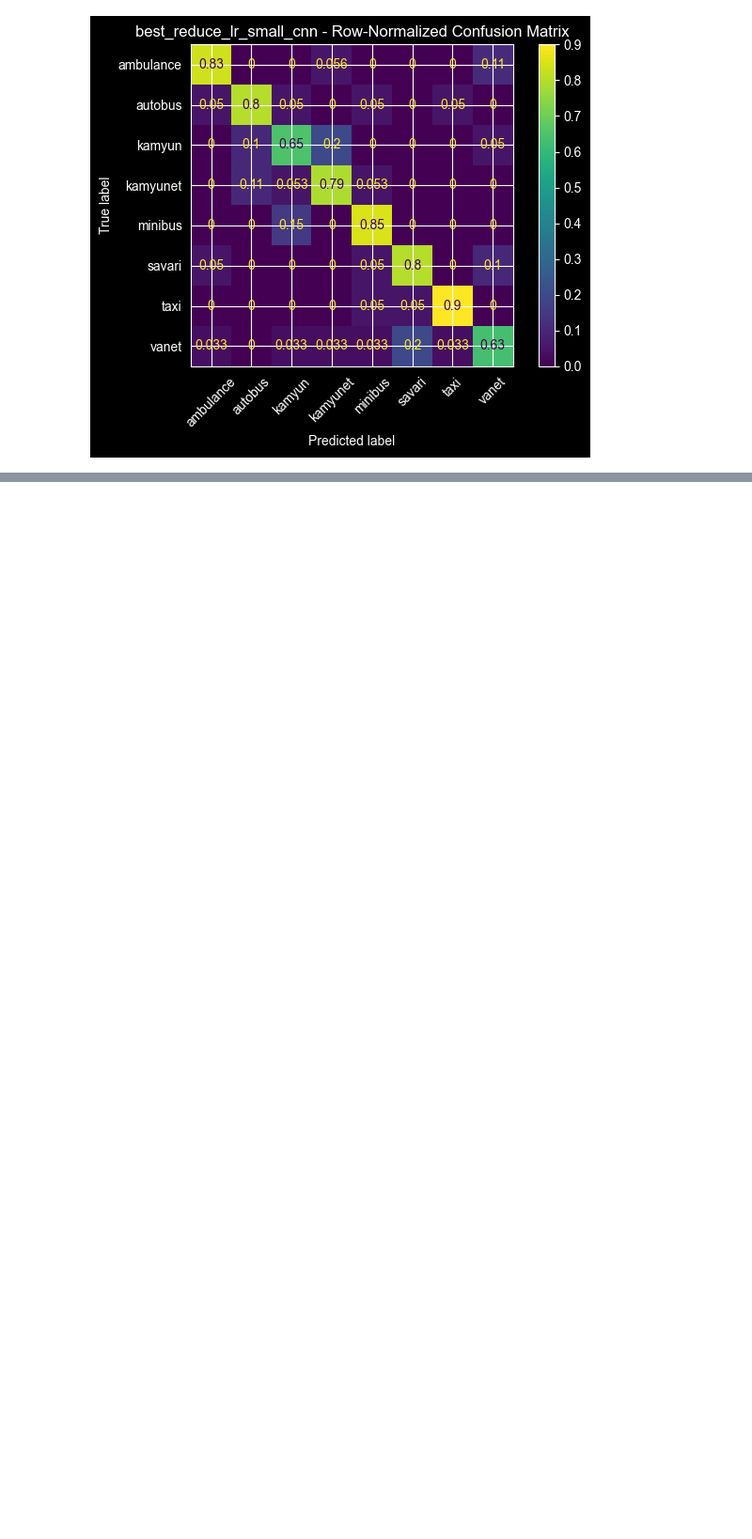
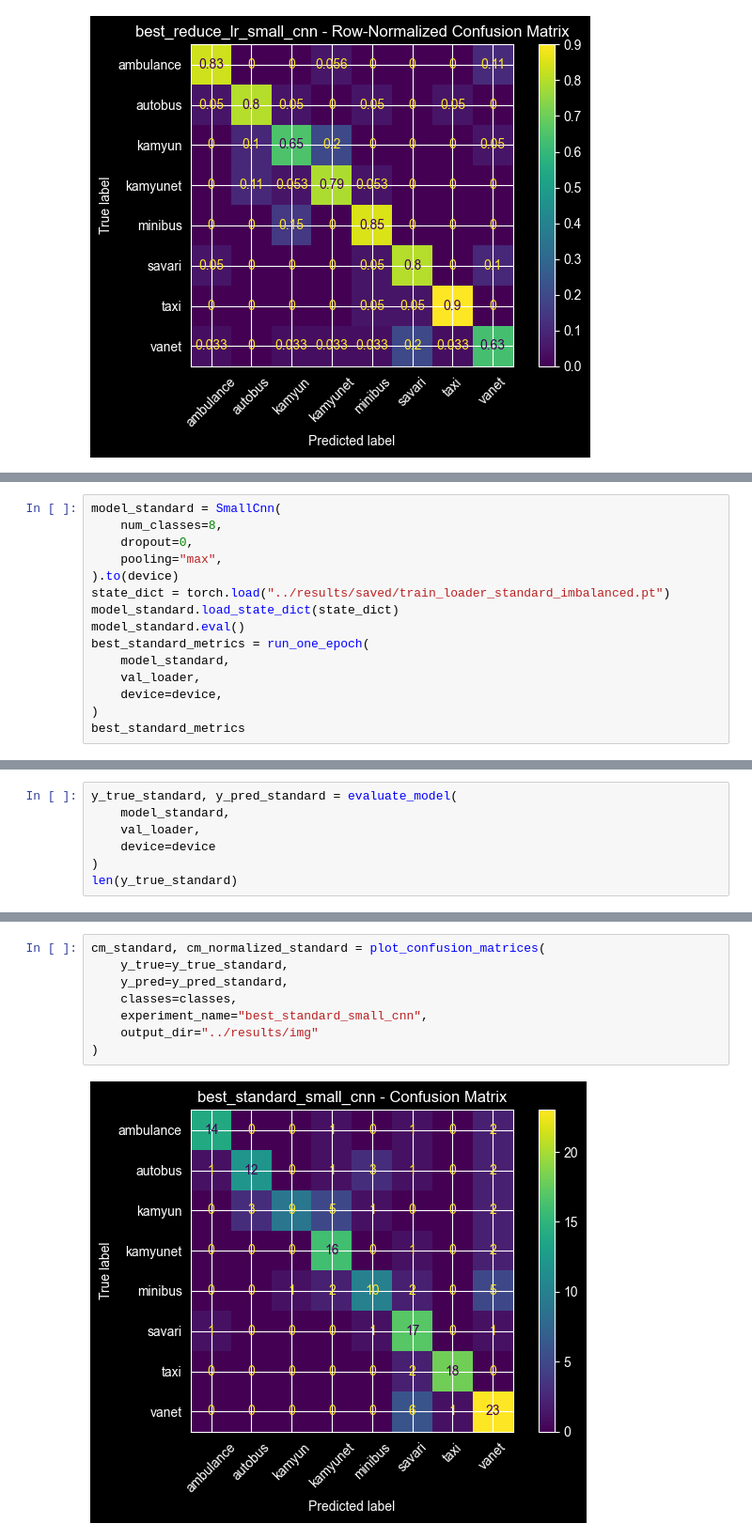
Before and after one commit to mohammad-azim-basiri/Traffic-Vehicle-Classification, a Jupyter notebook: src/evaluation.ipynb, the cells around one changed output, grey strips where cells are left out. Shown at 94% size. Drawn from its saved outputs; the diff is of its cells as text; blank space fills up the shorter version.

Commit message:
feat:add print function and visualizations of the imbalanced dataset.

```diff
--- a/src/evaluation.ipynb
+++ b/src/evaluation.ipynb
@@ -746,0 +645,15 @@ cm_rlr, cm_normalized_rlr = plot_confusion_matrices(
+# %%
+model_standard = SmallCnn(
+    num_classes=8,
+    dropout=0,
+    pooling="max",
+).to(device)
+state_dict = torch.load("../results/saved/train_loader_standard_imbalanced.pt")
+model_standard.load_state_dict(state_dict)
+model_standard.eval()
+best_standard_metrics = run_one_epoch(
+    model_standard,
+    val_loader,
+    device=device,
+)
+best_standard_metrics
@@ -746,0 +662,7 @@ cm_rlr, cm_normalized_rlr = plot_confusion_matrices(
+# %%
+y_true_standard, y_pred_standard = evaluate_model(
+    model_standard,
+    val_loader,
+    device=device
+)
+len(y_true_standard)
@@ -746,0 +691,10 @@ cm_rlr, cm_normalized_rlr = plot_confusion_matrices(
+# %%
+cm_standard, cm_normalized_standard = plot_confusion_matrices(
+    y_true=y_true_standard,
+    y_pred=y_pred_standard,
+    classes=classes,
+    experiment_name="best_standard_small_cnn",
+    output_dir="../results/img"
+)
+# %% [output]
+[figure, added]
```
Also changed, not shown: parts of 17 cells of this notebook, 1 other file.
